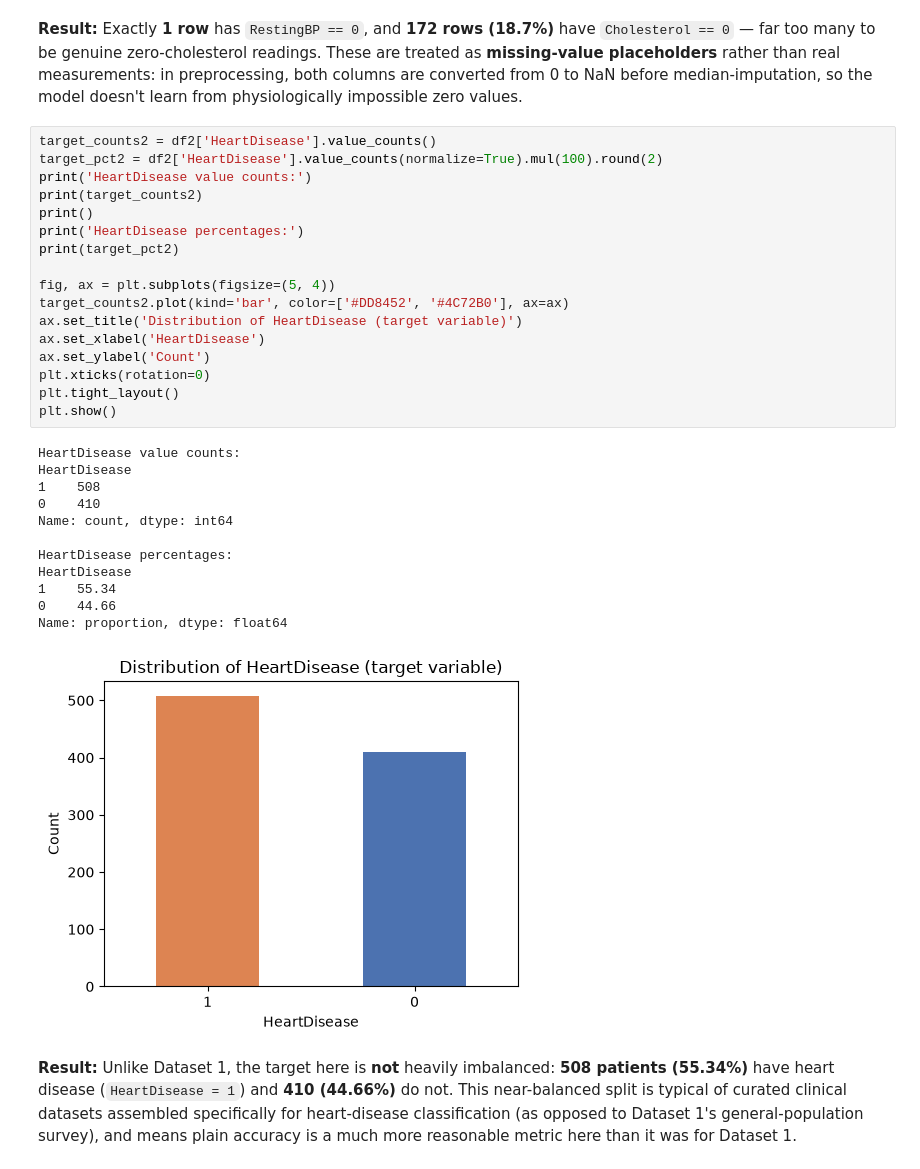
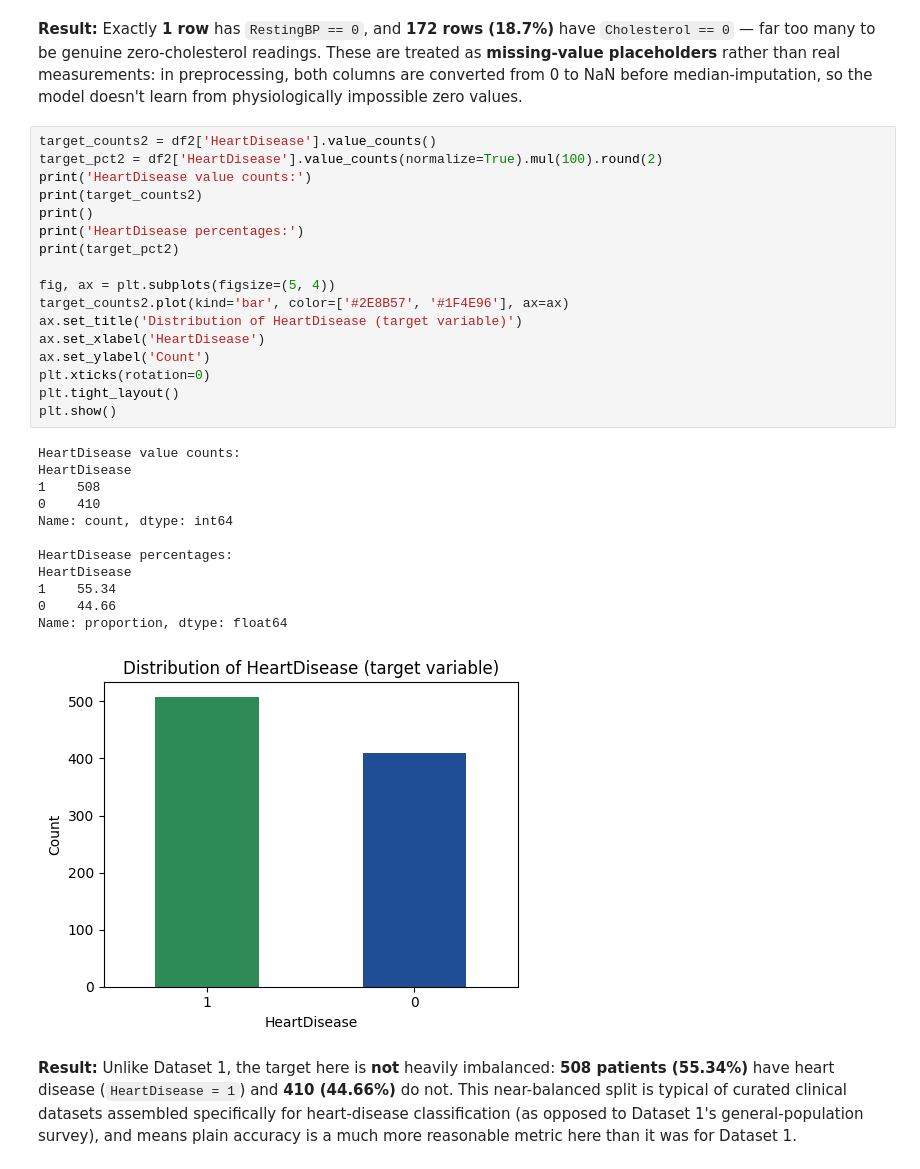
Before and after one commit to AIVIETNAM-AIO-tlee/healthcare-risk-prediction, a Jupyter notebook: notebooks/01_eda.ipynb, the cells around one changed output. Cells and saved outputs as stored; diff of their text form.

```diff
--- a/notebooks/01_eda.ipynb
+++ b/notebooks/01_eda.ipynb
@@ -322,33 +326,33 @@ Cholesterol == 0: 172 rows (18.7% of rows)
 # %%
 target_counts2 = df2['HeartDisease'].value_counts()
 target_pct2 = df2['HeartDisease'].value_counts(normalize=True).mul(100).round(2)
 print('HeartDisease value counts:')
 print(target_counts2)
 print()
 print('HeartDisease percentages:')
 print(target_pct2)
 
 fig, ax = plt.subplots(figsize=(5, 4))
-target_counts2.plot(kind='bar', color=['#DD8452', '#4C72B0'], ax=ax)
+target_counts2.plot(kind='bar', color=['#2E8B57', '#1F4E96'], ax=ax)
 ax.set_title('Distribution of HeartDisease (target variable)')
 ax.set_xlabel('HeartDisease')
 ax.set_ylabel('Count')
 plt.xticks(rotation=0)
 plt.tight_layout()
 plt.show()
 # %% [output]
 HeartDisease value counts:
 HeartDisease
 1    508
 0    410
 Name: count, dtype: int64
 
 HeartDisease percentages:
 HeartDisease
 1    55.34
 0    44.66
 Name: proportion, dtype: float64
-[figure, old version]
+[figure, new version]
 # %% [markdown]
 **Result:** Unlike Dataset 1, the target here is **not** heavily imbalanced: **508 patients (55.34%)** have heart disease (`HeartDisease = 1`) and **410 (44.66%)** do not. This near-balanced split is typical of curated clinical datasets assembled specifically for heart-disease classification (as opposed to Dataset 1's general-population survey), and means plain accuracy is a much more reasonable metric here than it was for Dataset 1.
 # %%
```
Also changed, not shown: parts of 13 cells of this notebook, 6 other files.
